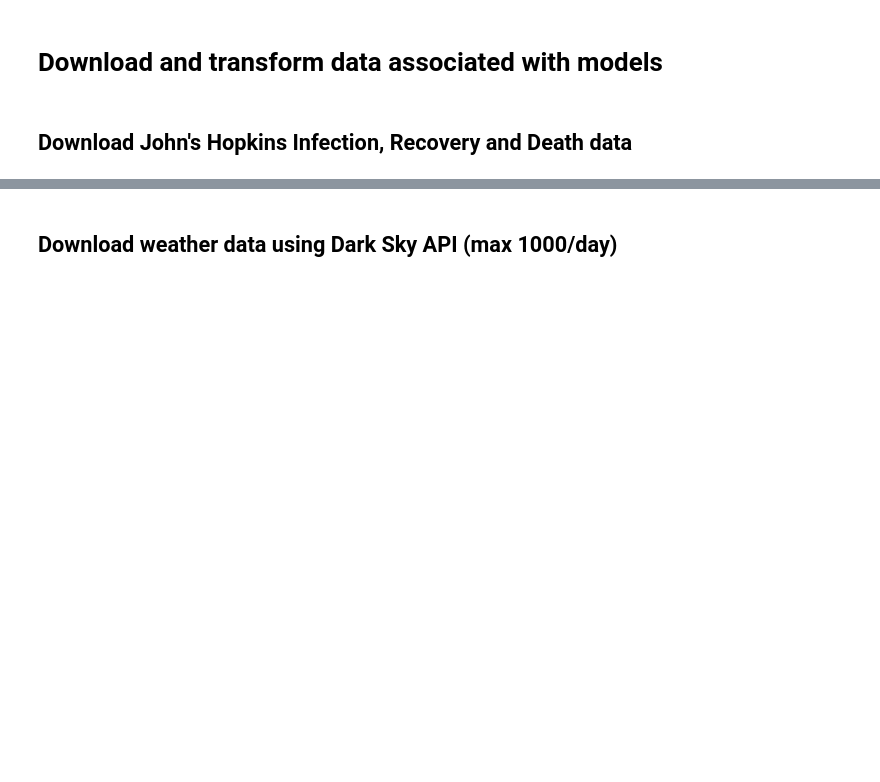
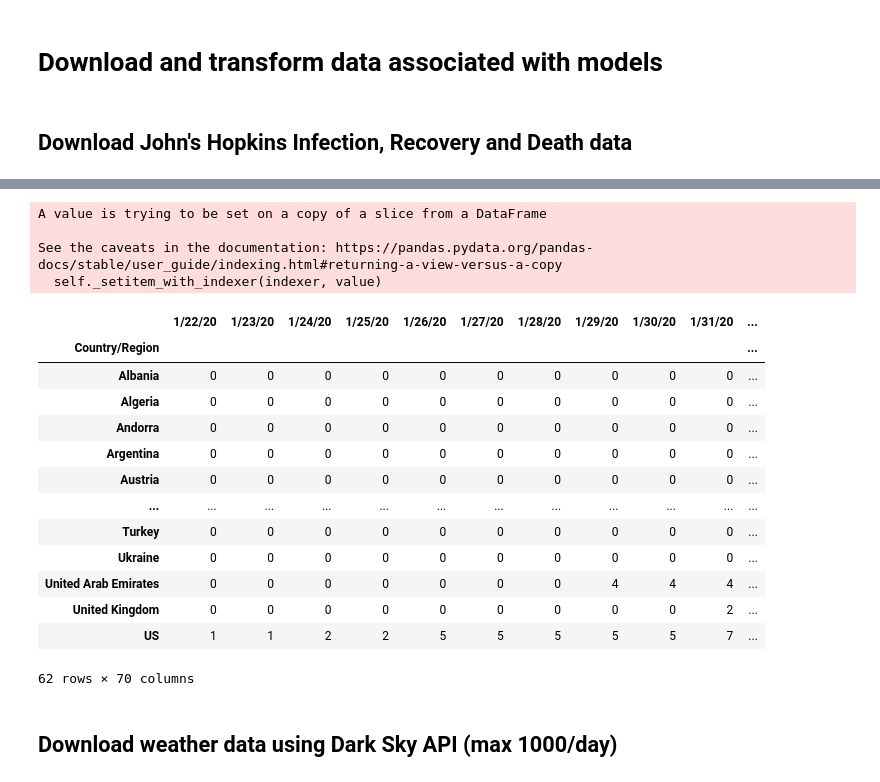
Before and after one commit to chrisfinlay/covid19, a Jupyter notebook: notebooks/1.Introduction.ipynb, the cells around one changed output, grey strips where cells are left out. Saved outputs shown, nothing was run; the diff lists cells and outputs as text; code cells hidden in the pictures; blank space fills up the shorter version.

Commit message:
Everything to download and transform the data into DataFrames of the same size. COVID19 data, Population, Climate, and Test Rate.

```diff
--- a/notebooks/1.Introduction.ipynb
+++ b/notebooks/1.Introduction.ipynb
@@ -15,3 +19,27 @@ Infection, Recovery and Death data saved @ /data/COVID-19/covid19/data/IRD
+# %%
+IRD = transform.IRD(min_confirmed=100, min_recovered=10, min_deaths=5)
+# %% [output]
+A value is trying to be set on a copy of a slice from a DataFrame
+
+See the caveats in the documentation: https://pandas.pydata.org/pandas-docs/stable/user_guide/indexing.html#returning-a-view-versus-a-copy
+  self._setitem_with_indexer(indexer, value)
+# %%
+IRD[0]
+# %% [output]
+|  | 1/22/20 | 1/23/20 | 1/24/20 | 1/25/20 | 1/26/20 | 1/27/20 | 1/28/20 | 1/29/20 | 1/30/20 | 1/31/20 | ... |
+| Country/Region |  |  |  |  |  |  |  |  |  |  | ... |
+| Albania | 0 | 0 | 0 | 0 | 0 | 0 | 0 | 0 | 0 | 0 | ... |
+| Algeria | 0 | 0 | 0 | 0 | 0 | 0 | 0 | 0 | 0 | 0 | ... |
+| Andorra | 0 | 0 | 0 | 0 | 0 | 0 | 0 | 0 | 0 | 0 | ... |
+| Argentina | 0 | 0 | 0 | 0 | 0 | 0 | 0 | 0 | 0 | 0 | ... |
+| Austria | 0 | 0 | 0 | 0 | 0 | 0 | 0 | 0 | 0 | 0 | ... |
+| ... | ... | ... | ... | ... | ... | ... | ... | ... | ... | ... | ... |
+| Turkey | 0 | 0 | 0 | 0 | 0 | 0 | 0 | 0 | 0 | 0 | ... |
+| Ukraine | 0 | 0 | 0 | 0 | 0 | 0 | 0 | 0 | 0 | 0 | ... |
+| United Arab Emirates | 0 | 0 | 0 | 0 | 0 | 0 | 0 | 4 | 4 | 4 | ... |
+| United Kingdom | 0 | 0 | 0 | 0 | 0 | 0 | 0 | 0 | 0 | 2 | ... |
+| US | 1 | 1 | 2 | 2 | 5 | 5 | 5 | 5 | 5 | 7 | ... |
+62 rows × 70 columns
 # %% [markdown]
 ## Download weather data using Dark Sky API (max 1000/day)
 # %%
```
Also changed, not shown: parts of 17 cells of this notebook, 10 other files.
